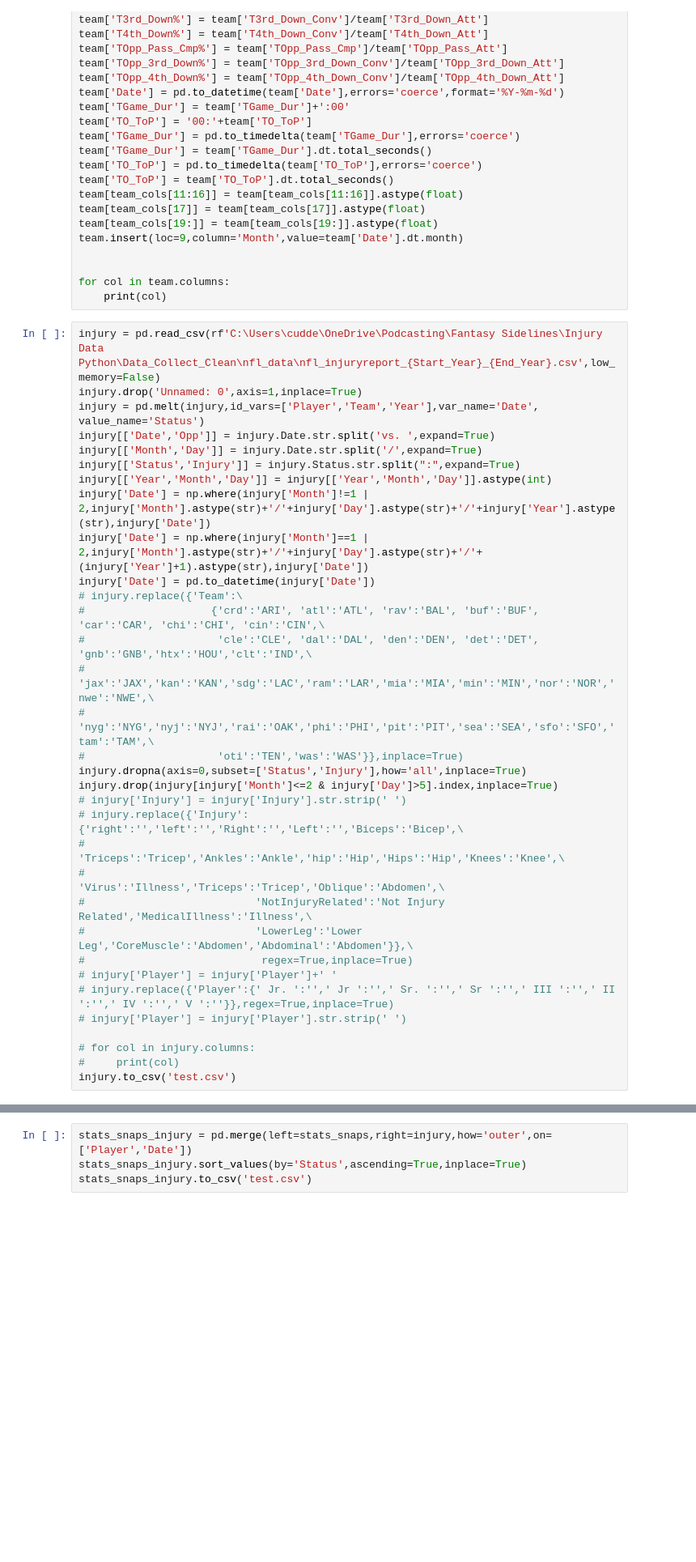
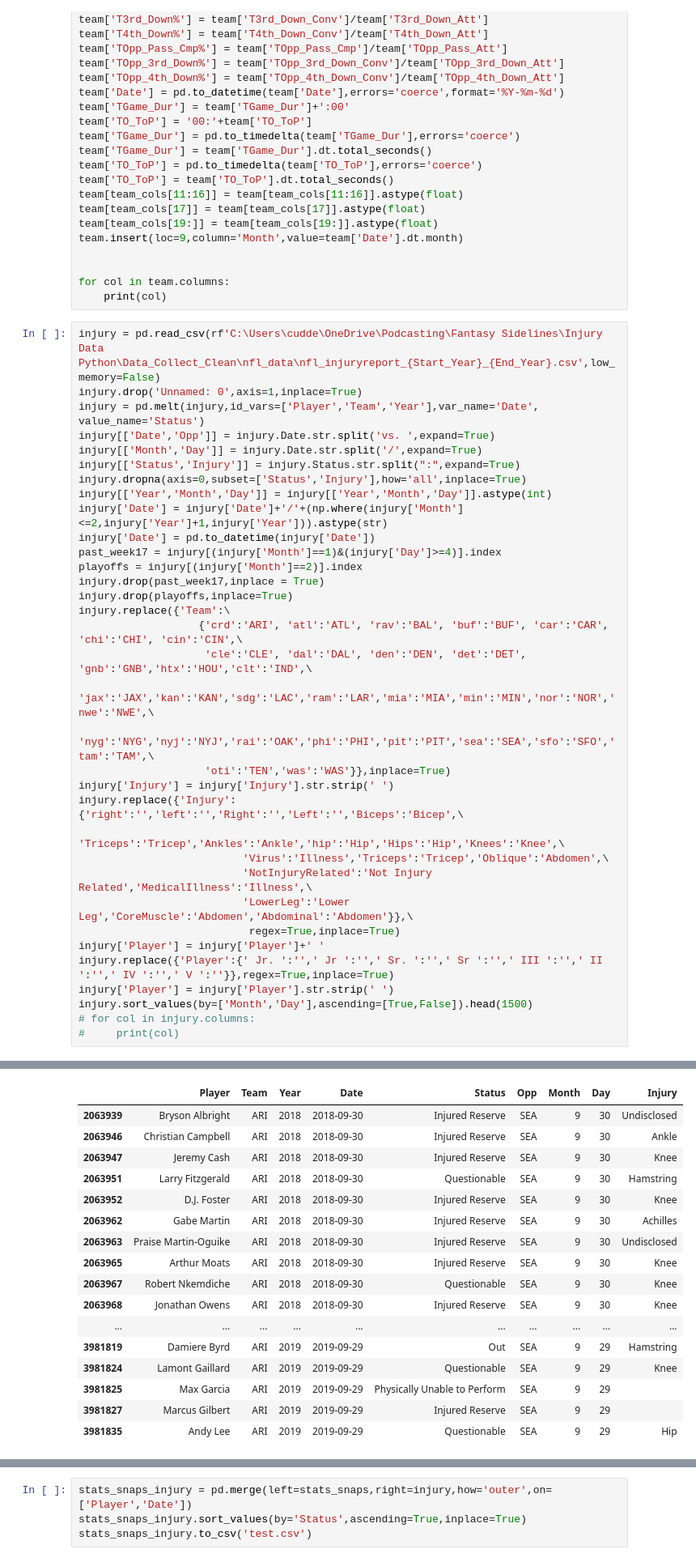
Before and after one commit to cuddebtj/NFLInjuryTwitter, a Jupyter notebook: Scrape_Clean_NFL_Data.ipynb, the cells around one changed output, grey strips where cells are left out. Shown at 81% size. Cells and saved outputs as stored; diff of their text form; blank space fills up the shorter version.

```diff
--- a/Scrape_Clean_NFL_Data.ipynb
+++ b/Scrape_Clean_NFL_Data.ipynb
@@ -569,30 +532,31 @@ injury = pd.melt(injury,id_vars=['Player','Team','Year'],var_name='Date', value_
 injury[['Date','Opp']] = injury.Date.str.split('vs. ',expand=True)
 injury[['Month','Day']] = injury.Date.str.split('/',expand=True)
 injury[['Status','Injury']] = injury.Status.str.split(":",expand=True)
+injury.dropna(axis=0,subset=['Status','Injury'],how='all',inplace=True)
 injury[['Year','Month','Day']] = injury[['Year','Month','Day']].astype(int)
-injury['Date'] = np.where(injury['Month']!=1 | 2,injury['Month'].astype(str)+'/'+injury['Day'].astype(str)+'/'+injury['Year'].astype(str),injury['Date'])
-injury['Date'] = np.where(injury['Month']==1 | 2,injury['Month'].astype(str)+'/'+injury['Day'].astype(str)+'/'+(injury['Year']+1).astype(str),injury['Date'])
+injury['Date'] = injury['Date']+'/'+(np.where(injury['Month']<=2,injury['Year']+1,injury['Year'])).astype(str)
 injury['Date'] = pd.to_datetime(injury['Date'])
-# injury.replace({'Team':\
-#                    {'crd':'ARI', 'atl':'ATL', 'rav':'BAL', 'buf':'BUF', 'car':'CAR', 'chi':'CHI', 'cin':'CIN',\
-#                     'cle':'CLE', 'dal':'DAL', 'den':'DEN', 'det':'DET', 'gnb':'GNB','htx':'HOU','clt':'IND',\
-#                     'jax':'JAX','kan':'KAN','sdg':'LAC','ram':'LAR','mia':'MIA','min':'MIN','nor':'NOR','nwe':'NWE',\
-#                     'nyg':'NYG','nyj':'NYJ','rai':'OAK','phi':'PHI','pit':'PIT','sea':'SEA','sfo':'SFO','tam':'TAM',\
-#                     'oti':'TEN','was':'WAS'}},inplace=True)
-injury.dropna(axis=0,subset=['Status','Injury'],how='all',inplace=True)
-injury.drop(injury[injury['Month']<=2 & injury['Day']>5].index,inplace=True)
-# injury['Injury'] = injury['Injury'].str.strip(' ')
-# injury.replace({'Injury':{'right':'','left':'','Right':'','Left':'','Biceps':'Bicep',\
-#                           'Triceps':'Tricep','Ankles':'Ankle','hip':'Hip','Hips':'Hip','Knees':'Knee',\
-#                           'Virus':'Illness','Triceps':'Tricep','Oblique':'Abdomen',\
-#                           'NotInjuryRelated':'Not Injury Related','MedicalIllness':'Illness',\
-#                           'LowerLeg':'Lower Leg','CoreMuscle':'Abdomen','Abdominal':'Abdomen'}},\
-#                            regex=True,inplace=True)
-# injury['Player'] = injury['Player']+' '
-# injury.replace({'Player':{' Jr. ':'',' Jr ':'',' Sr. ':'',' Sr ':'',' III ':'',' II ':'',' IV ':'',' V ':''}},regex=True,inplace=True)
-# injury['Player'] = injury['Player'].str.strip(' ')
-
+past_week17 = injury[(injury['Month']==1)&(injury['Day']>=4)].index
+playoffs = injury[(injury['Month']==2)].index
+injury.drop(past_week17,inplace = True)
+injury.drop(playoffs,inplace=True)
+injury.replace({'Team':\
+                   {'crd':'ARI', 'atl':'ATL', 'rav':'BAL', 'buf':'BUF', 'car':'CAR', 'chi':'CHI', 'cin':'CIN',\
+                    'cle':'CLE', 'dal':'DAL', 'den':'DEN', 'det':'DET', 'gnb':'GNB','htx':'HOU','clt':'IND',\
+                    'jax':'JAX','kan':'KAN','sdg':'LAC','ram':'LAR','mia':'MIA','min':'MIN','nor':'NOR','nwe':'NWE',\
+                    'nyg':'NYG','nyj':'NYJ','rai':'OAK','phi':'PHI','pit':'PIT','sea':'SEA','sfo':'SFO','tam':'TAM',\
+                    'oti':'TEN','was':'WAS'}},inplace=True)
+injury['Injury'] = injury['Injury'].str.strip(' ')
+injury.replace({'Injury':{'right':'','left':'','Right':'','Left':'','Biceps':'Bicep',\
+                          'Triceps':'Tricep','Ankles':'Ankle','hip':'Hip','Hips':'Hip','Knees':'Knee',\
+                          'Virus':'Illness','Triceps':'Tricep','Oblique':'Abdomen',\
+                          'NotInjuryRelated':'Not Injury Related','MedicalIllness':'Illness',\
+                          'LowerLeg':'Lower Leg','CoreMuscle':'Abdomen','Abdominal':'Abdomen'}},\
+                           regex=True,inplace=True)
+injury['Player'] = injury['Player']+' '
+injury.replace({'Player':{' Jr. ':'',' Jr ':'',' Sr. ':'',' Sr ':'',' III ':'',' II ':'',' IV ':'',' V ':''}},regex=True,inplace=True)
+injury['Player'] = injury['Player'].str.strip(' ')
+injury.sort_values(by=['Month','Day'],ascending=[True,False]).head(1500)
 # for col in injury.columns:
 #     print(col)
-injury.to_csv('test.csv')
 # %% [output]
@@ -600,3 +563,20 @@ ValueError: The truth value of a Series is ambiguous. Use a.empty, a.bool(), a.i
+|  | Player | Team | Year | Date | Status | Opp | Month | Day | Injury |
+| 2063939 | Bryson Albright | ARI | 2018 | 2018-09-30 | Injured Reserve | SEA | 9 | 30 | Undisclosed |
+| 2063946 | Christian Campbell | ARI | 2018 | 2018-09-30 | Injured Reserve | SEA | 9 | 30 | Ankle |
+| 2063947 | Jeremy Cash | ARI | 2018 | 2018-09-30 | Injured Reserve | SEA | 9 | 30 | Knee |
+| 2063951 | Larry Fitzgerald | ARI | 2018 | 2018-09-30 | Questionable | SEA | 9 | 30 | Hamstring |
+| 2063952 | D.J. Foster | ARI | 2018 | 2018-09-30 | Injured Reserve | SEA | 9 | 30 | Knee |
+| 2063962 | Gabe Martin | ARI | 2018 | 2018-09-30 | Injured Reserve | SEA | 9 | 30 | Achilles |
+| 2063963 | Praise Martin-Oguike | ARI | 2018 | 2018-09-30 | Injured Reserve | SEA | 9 | 30 | Undisclosed |
+| 2063965 | Arthur Moats | ARI | 2018 | 2018-09-30 | Injured Reserve | SEA | 9 | 30 | Knee |
+| 2063967 | Robert Nkemdiche | ARI | 2018 | 2018-09-30 | Questionable | SEA | 9 | 30 | Knee |
+| 2063968 | Jonathan Owens | ARI | 2018 | 2018-09-30 | Injured Reserve | SEA | 9 | 30 | Knee |
+| ... | ... | ... | ... | ... | ... | ... | ... | ... | ... |
+| 3981819 | Damiere Byrd | ARI | 2019 | 2019-09-29 | Out | SEA | 9 | 29 | Hamstring |
+| 3981824 | Lamont Gaillard | ARI | 2019 | 2019-09-29 | Questionable | SEA | 9 | 29 | Knee |
+| 3981825 | Max Garcia | ARI | 2019 | 2019-09-29 | Physically Unable to Perform | SEA | 9 | 29 |  |
+| 3981827 | Marcus Gilbert | ARI | 2019 | 2019-09-29 | Injured Reserve | SEA | 9 | 29 |  |
+| 3981835 | Andy Lee | ARI | 2019 | 2019-09-29 | Questionable | SEA | 9 | 29 | Hip |
 # %%
 stats_snaps = pd.merge(left=stats,right=snaps,how='outer',on=['Player','Year','Week'])
 stats_snaps['Team_x'] = stats_snaps['Team_x'].fillna(stats_snaps['Team_y'])
```
Also changed, not shown: parts of 3 cells of this notebook, 1 other file.
